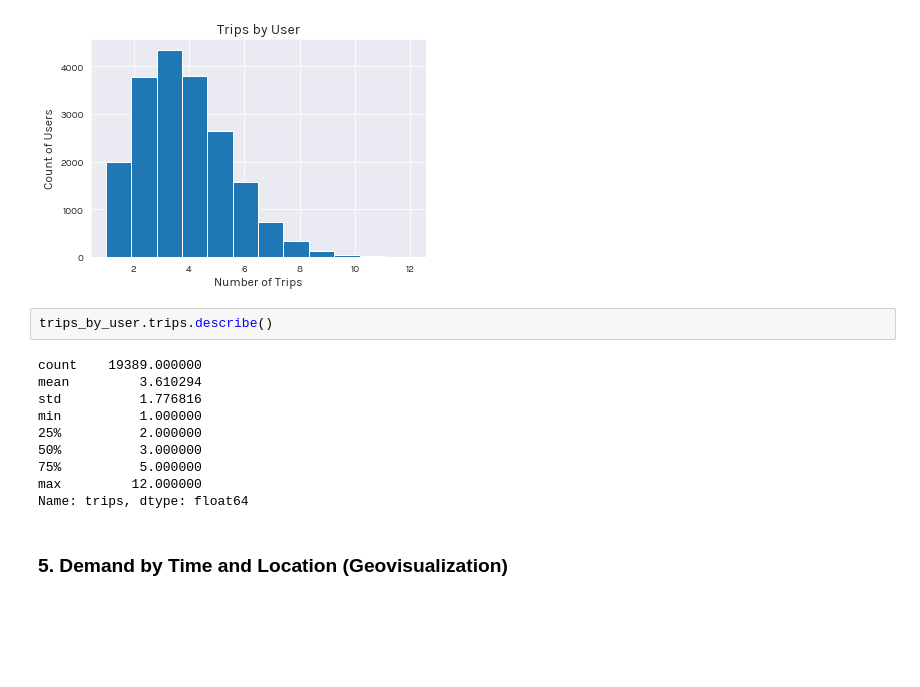
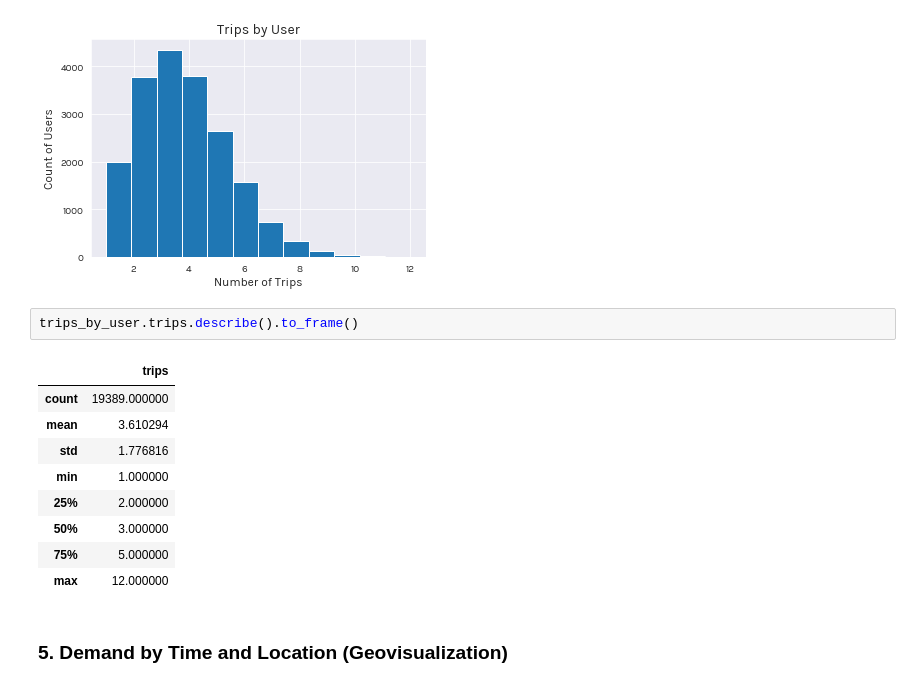
Before and after one commit to iwsstuart/trips_eda, a Jupyter notebook: trips_eda.ipynb, the cells around one changed output. Drawn from its saved outputs; the diff is of its cells as text; blank space fills up the shorter version.

```diff
--- a/trips_eda.ipynb
+++ b/trips_eda.ipynb
@@ -227,17 +227,17 @@ plt.show()
 # %% [output]
 [figure]
 # %%
-trips_by_user.trips.describe()
+trips_by_user.trips.describe().to_frame()
 # %% [output]
-count    19389.000000
-mean         3.610294
-std          1.776816
-min          1.000000
-25%          2.000000
-50%          3.000000
-75%          5.000000
-max         12.000000
-Name: trips, dtype: float64
+|  | trips |
+| count | 19389.000000 |
+| mean | 3.610294 |
+| std | 1.776816 |
+| min | 1.000000 |
+| 25% | 2.000000 |
+| 50% | 3.000000 |
+| 75% | 5.000000 |
+| max | 12.000000 |
 # %% [markdown]
 ### 5. Demand by Time and Location (Geovisualization)
 # %%
```
Also changed, not shown: parts of 8 cells of this notebook.
